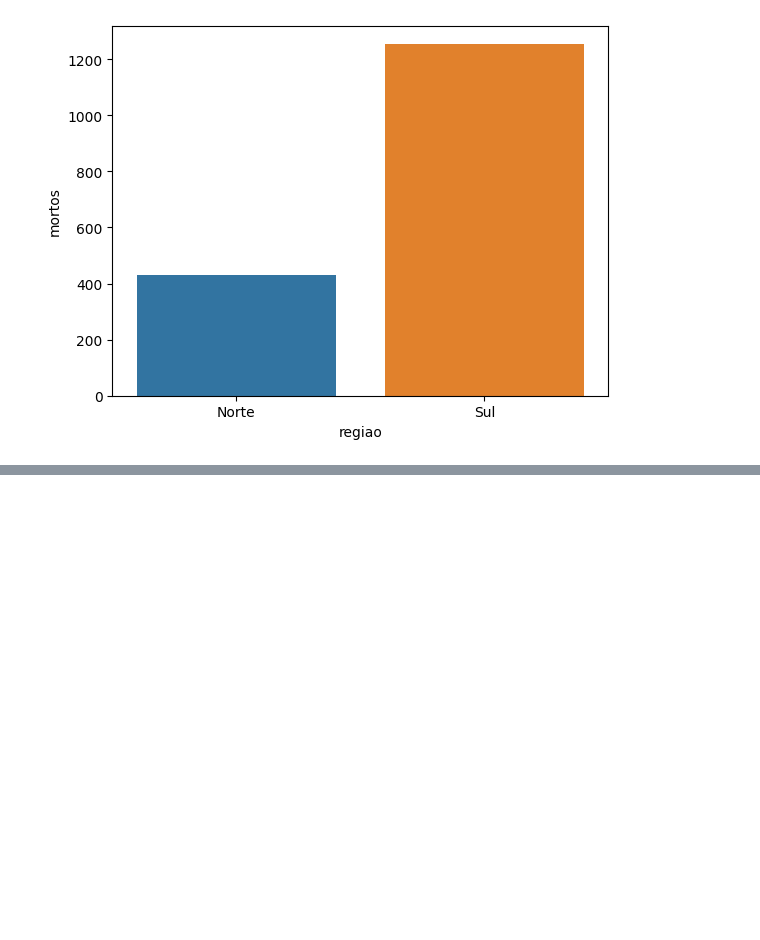
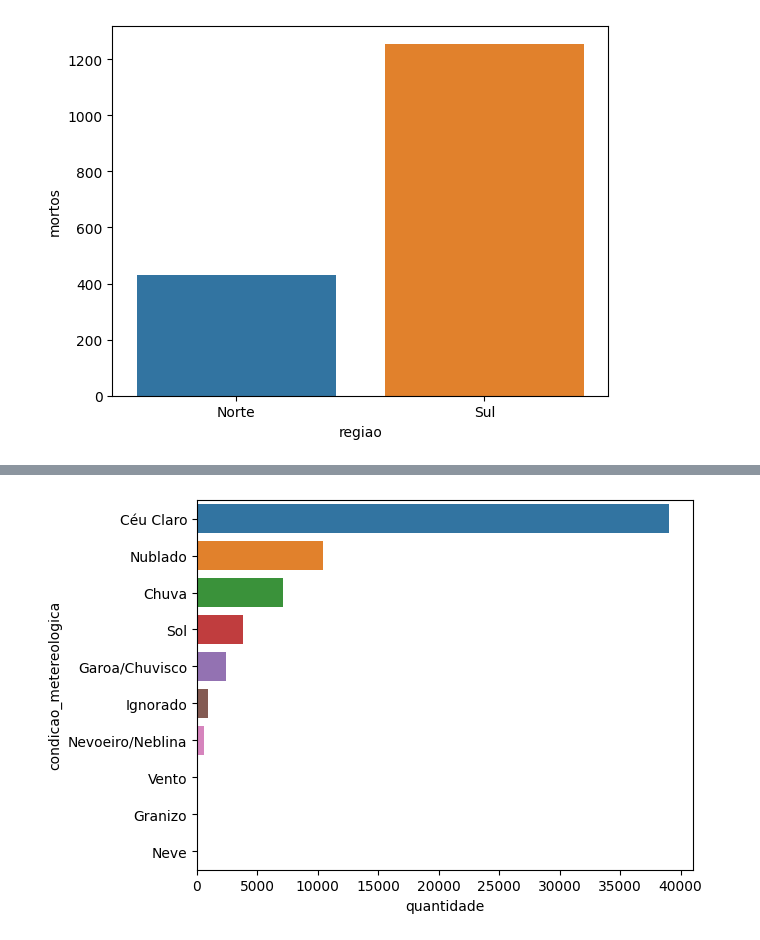
Before and after one commit to GabrielcMiranda/acidentes-brasil, a Jupyter notebook: Analise.ipynb, the cells around one changed output, grey strips where cells are left out. Cells and saved outputs as stored; diff of their text form; code cells hidden in the pictures; blank space fills up the shorter version.

```diff
--- a/Analise.ipynb
+++ b/Analise.ipynb
@@ -190,0 +219,3 @@ plt.show()
+# %%
+df_metereologico = df.groupby('condicao_metereologica').size().sort_values(ascending=False).reset_index(name='quantidade')
+df_metereologico
@@ -190,0 +234,5 @@ plt.show()
+# %%
+sns.barplot(df_metereologico, y='condicao_metereologica', x='quantidade', hue='condicao_metereologica')
+plt.show()
+# %% [output]
+[figure, added]
```
Also changed, not shown: parts of 16 cells of this notebook, 1 other file.
